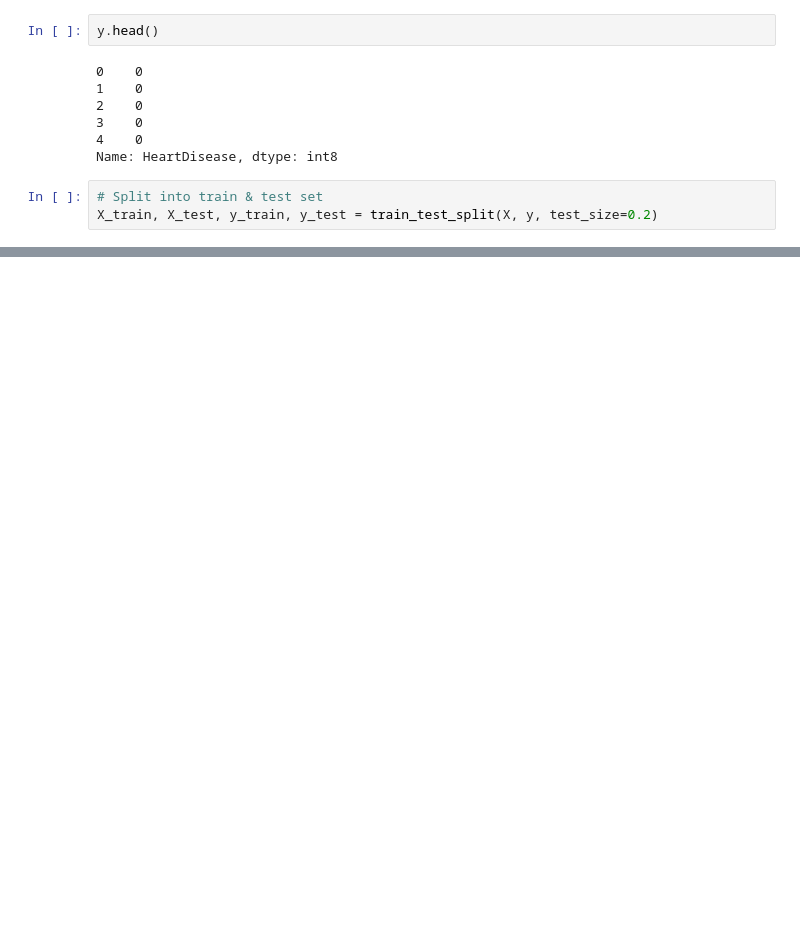
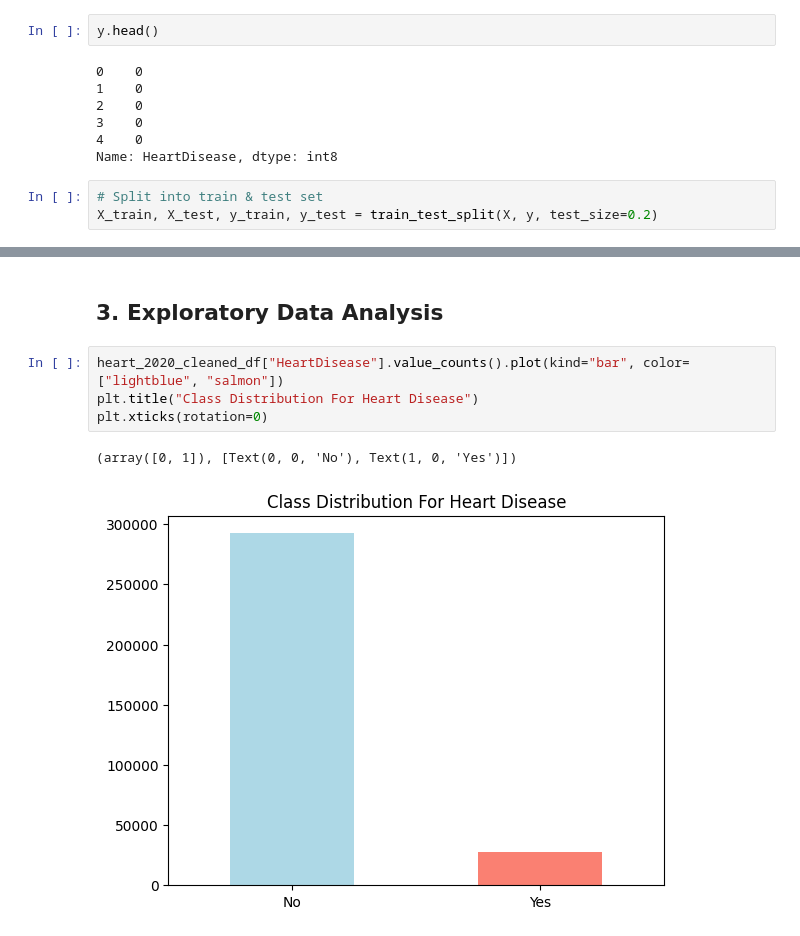
Before and after one commit to ShreeprasadSonar/ML-Project-Personal-Key-Indicators-of-Heart-Disease, a Jupyter notebook: ML-Project-Personal-Key-Indicators-of-Heart-Disease.ipynb, the cells around one changed output, grey strips where cells are left out. Drawn from its saved outputs; the diff is of its cells as text; blank space fills up the shorter version.

Commit message:
Completed Exploratory Data Analysis

```diff
--- a/ML-Project-Personal-Key-Indicators-of-Heart-Disease.ipynb
+++ b/ML-Project-Personal-Key-Indicators-of-Heart-Disease.ipynb
@@ -307 +306,10 @@ y_train.head()
 Name: HeartDisease, dtype: int8
+# %% [markdown]
+## 3. Exploratory Data Analysis
+# %%
+heart_2020_cleaned_df["HeartDisease"].value_counts().plot(kind="bar", color=["lightblue", "salmon"])
+plt.title("Class Distribution For Heart Disease")
+plt.xticks(rotation=0)
+# %% [output]
+(array([0, 1]), [Text(0, 0, 'No'), Text(1, 0, 'Yes')])
+[figure, added]
```
Also changed, not shown: parts of 20 cells of this notebook.
